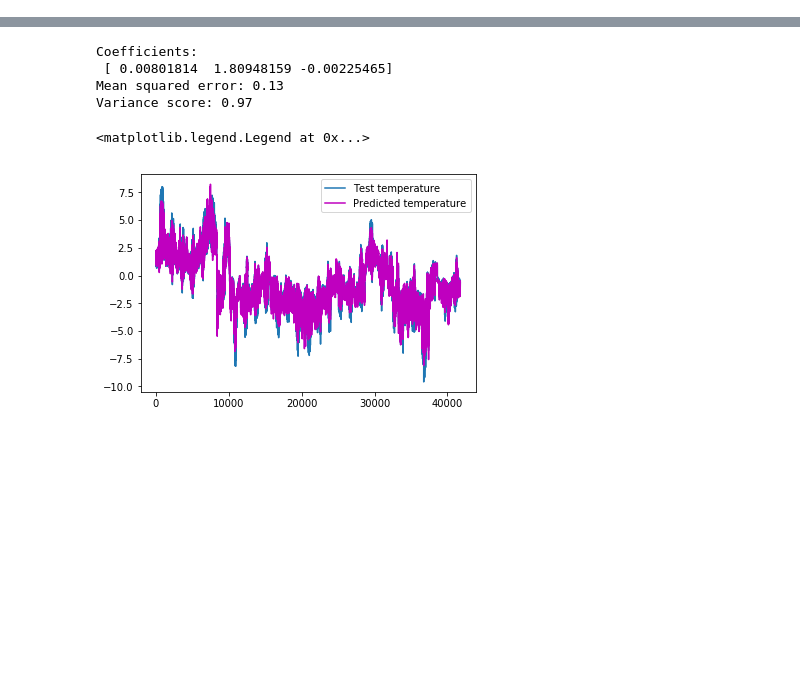
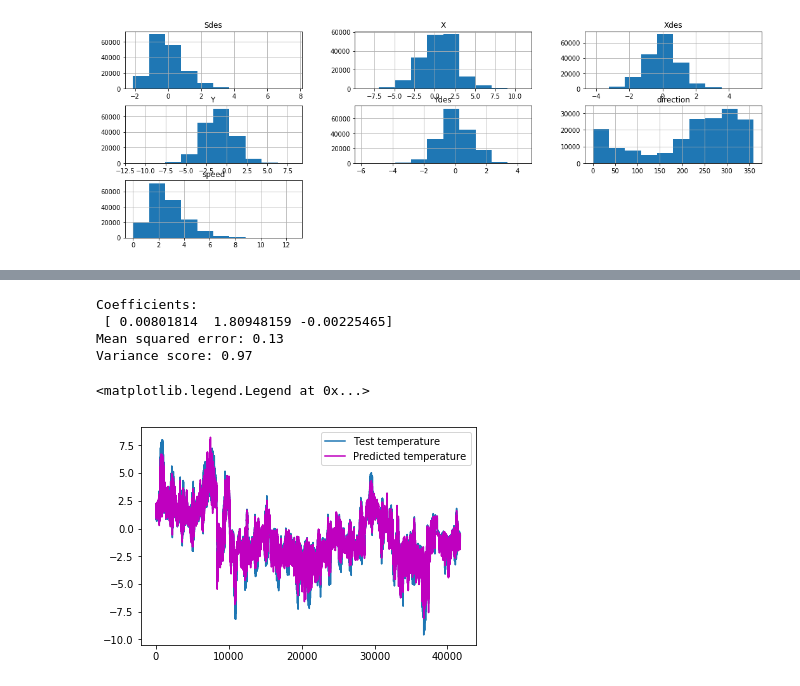
Before and after one commit to par15/metoffice_mini_project, a Jupyter notebook: Miniproject.ipynb, the cells around one changed output, grey strips where cells are left out. Cells and saved outputs as stored; diff of their text form; code cells hidden in the pictures; blank space fills up the shorter version.

Commit message:
Add files via upload
Basic stats and plots, still fake data.

```diff
--- a/Miniproject.ipynb
+++ b/Miniproject.ipynb
@@ -28,3 +57,8 @@ testdata=pd.read_table('testdata.txt',usecols=[1,2,3,4,5,6,7,8])
+# %%
+traindata.hist(figsize=(18,6))
+plt.show()
+# %% [output]
+[figure, added]
 # %%
 # Split the data into training/testing sets.
 humidity_train = np.array(traindata['Xdes'])
```
Also changed, not shown: parts of 10 cells of this notebook.
